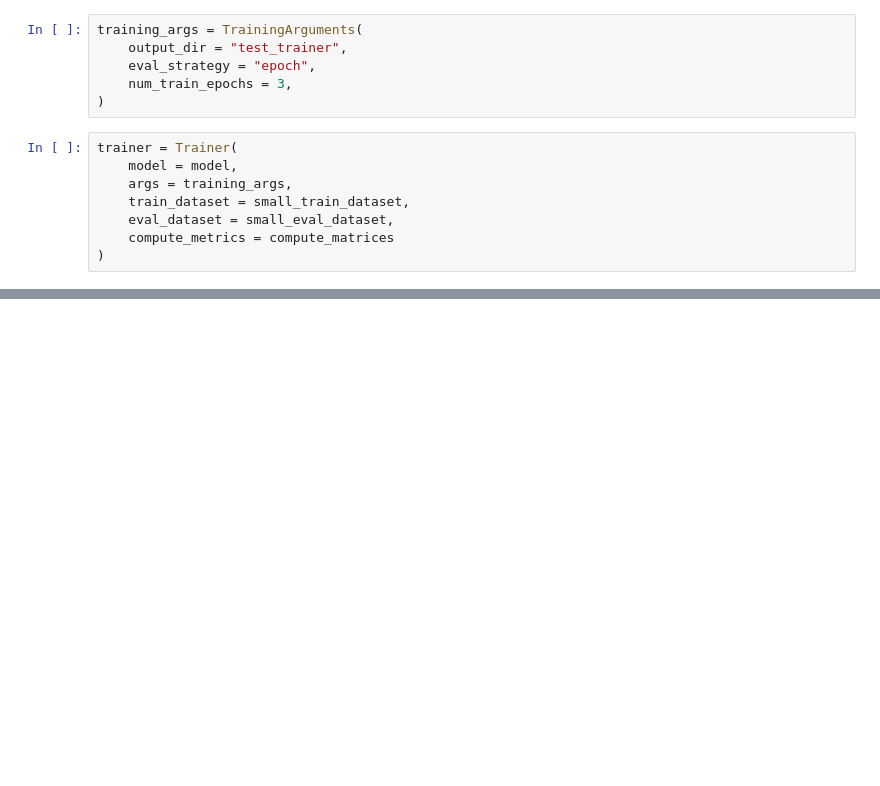
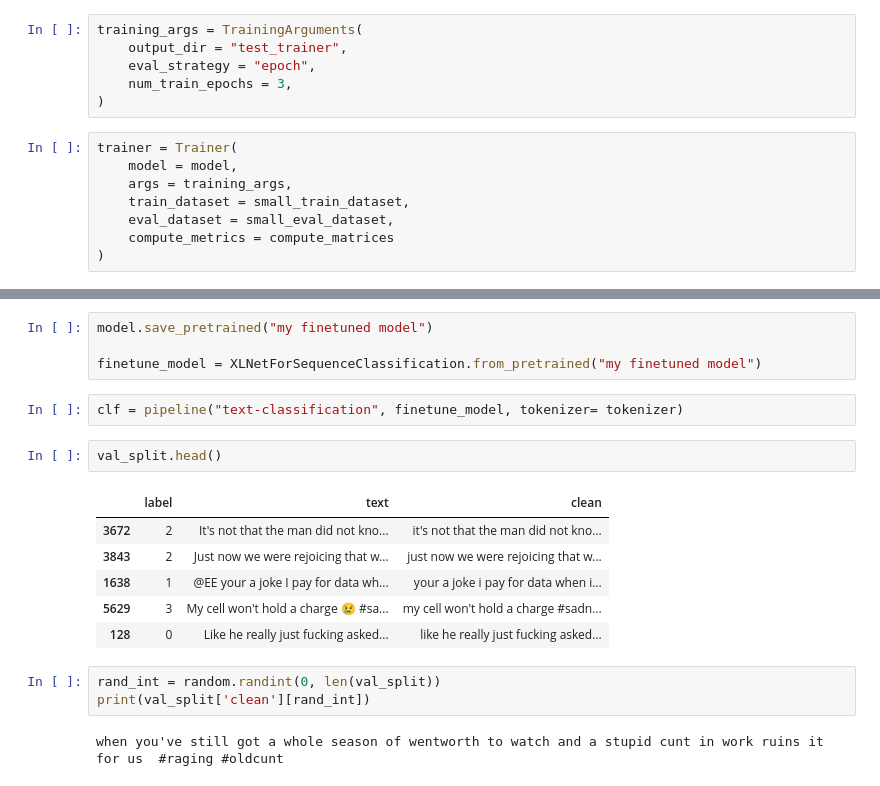
Before and after one commit to wanderer878/jupyter, a Jupyter notebook: Text_classification_Xlnet.ipynb, the cells around one changed output, grey strips where cells are left out. Saved outputs shown, nothing was run; the diff lists cells and outputs as text; blank space fills up the shorter version.

Commit message:
text_classification_complete

```diff
--- a/Text_classification_Xlnet.ipynb
+++ b/Text_classification_Xlnet.ipynb
@@ -235,0 +239,20 @@ TrainOutput(global_step=39, training_loss=1.4117245796399238, metrics={'train_ru
+# %%
+model.save_pretrained("my finetuned model")
+
+finetune_model = XLNetForSequenceClassification.from_pretrained("my finetuned model")
+# %%
+clf = pipeline("text-classification", finetune_model, tokenizer= tokenizer)
+# %%
+val_split.head()
+# %% [output]
+|  | label | text | clean |
+| 3672 | 2 | It's not that the man did not kno... | it's not that the man did not kno... |
+| 3843 | 2 | Just now we were rejoicing that w... | just now we were rejoicing that w... |
+| 1638 | 1 | @EE your a joke I pay for data wh... | your a joke i pay for data when i... |
+| 5629 | 3 | My cell won't hold a charge 😢 #sa... | my cell won't hold a charge #sadn... |
+| 128 | 0 | Like he really just fucking asked... | like he really just fucking asked... |
+# %%
+rand_int = random.randint(0, len(val_split))
+print(val_split['clean'][rand_int])
+# %% [output]
+when you've still got a whole season of wentworth to watch and a stupid cunt in work ruins it for us  #raging #oldcunt
```
Also changed, not shown: parts of 8 cells of this notebook.
